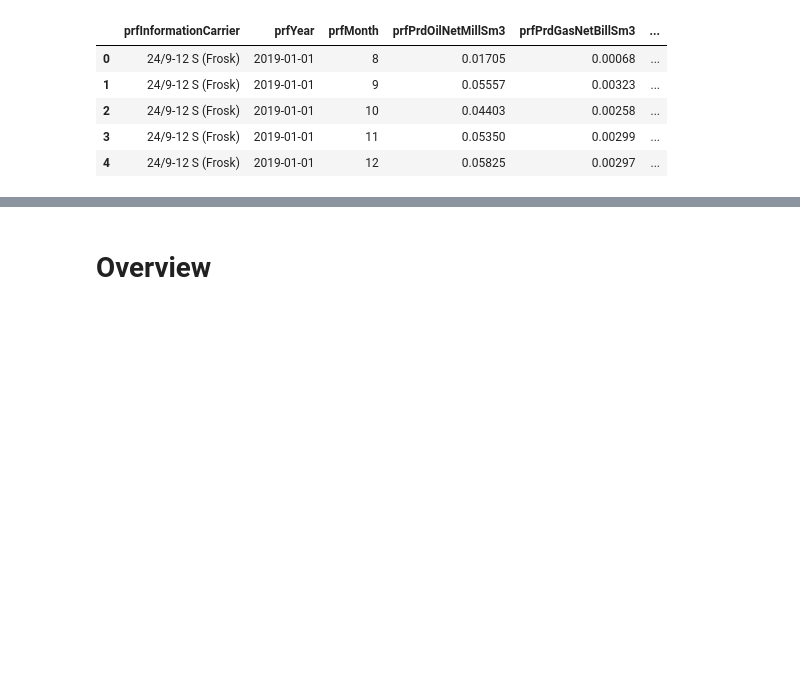
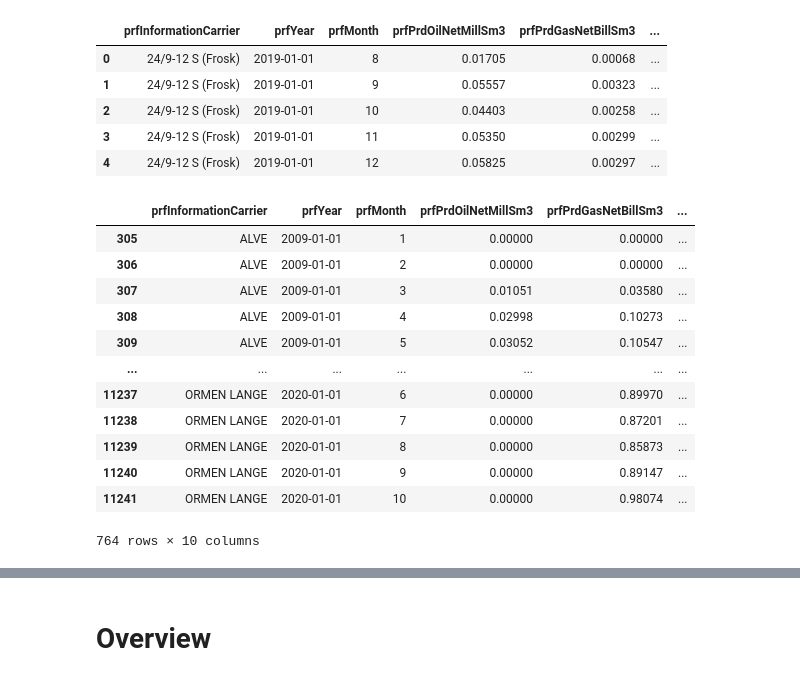
Before and after one commit to ABDunbar/NPD-Fields, a Jupyter notebook: Field.ipynb, the cells around one changed output, grey strips where cells are left out. Cells and saved outputs as stored; diff of their text form; code cells hidden in the pictures; blank space fills up the shorter version.

```diff
--- a/Field.ipynb
+++ b/Field.ipynb
@@ -183,3 +150,23 @@ production_mthly_field.head()
 | 2 | 24/9-12 S (Frosk) | 2019-01-01 | 10 | 0.04403 | 0.00258 | ... |
 | 3 | 24/9-12 S (Frosk) | 2019-01-01 | 11 | 0.05350 | 0.00299 | ... |
 | 4 | 24/9-12 S (Frosk) | 2019-01-01 | 12 | 0.05825 | 0.00297 | ... |
+# %%
+production_monthly = pd.DataFrame()
+for field in company_fields:
+    production_monthly = production_monthly.append(production_mthly_field[production_mthly_field.prfInformationCarrier==field])
+
+production_monthly
+# %% [output]
+|  | prfInformationCarrier | prfYear | prfMonth | prfPrdOilNetMillSm3 | prfPrdGasNetBillSm3 | ... |
+| 305 | ALVE | 2009-01-01 | 1 | 0.00000 | 0.00000 | ... |
+| 306 | ALVE | 2009-01-01 | 2 | 0.00000 | 0.00000 | ... |
+| 307 | ALVE | 2009-01-01 | 3 | 0.01051 | 0.03580 | ... |
+| 308 | ALVE | 2009-01-01 | 4 | 0.02998 | 0.10273 | ... |
+| 309 | ALVE | 2009-01-01 | 5 | 0.03052 | 0.10547 | ... |
+| ... | ... | ... | ... | ... | ... | ... |
+| 11237 | ORMEN LANGE | 2020-01-01 | 6 | 0.00000 | 0.89970 | ... |
+| 11238 | ORMEN LANGE | 2020-01-01 | 7 | 0.00000 | 0.87201 | ... |
+| 11239 | ORMEN LANGE | 2020-01-01 | 8 | 0.00000 | 0.85873 | ... |
+| 11240 | ORMEN LANGE | 2020-01-01 | 9 | 0.00000 | 0.89147 | ... |
+| 11241 | ORMEN LANGE | 2020-01-01 | 10 | 0.00000 | 0.98074 | ... |
+764 rows × 10 columns
```
Also changed, not shown: parts of 10 cells of this notebook.
